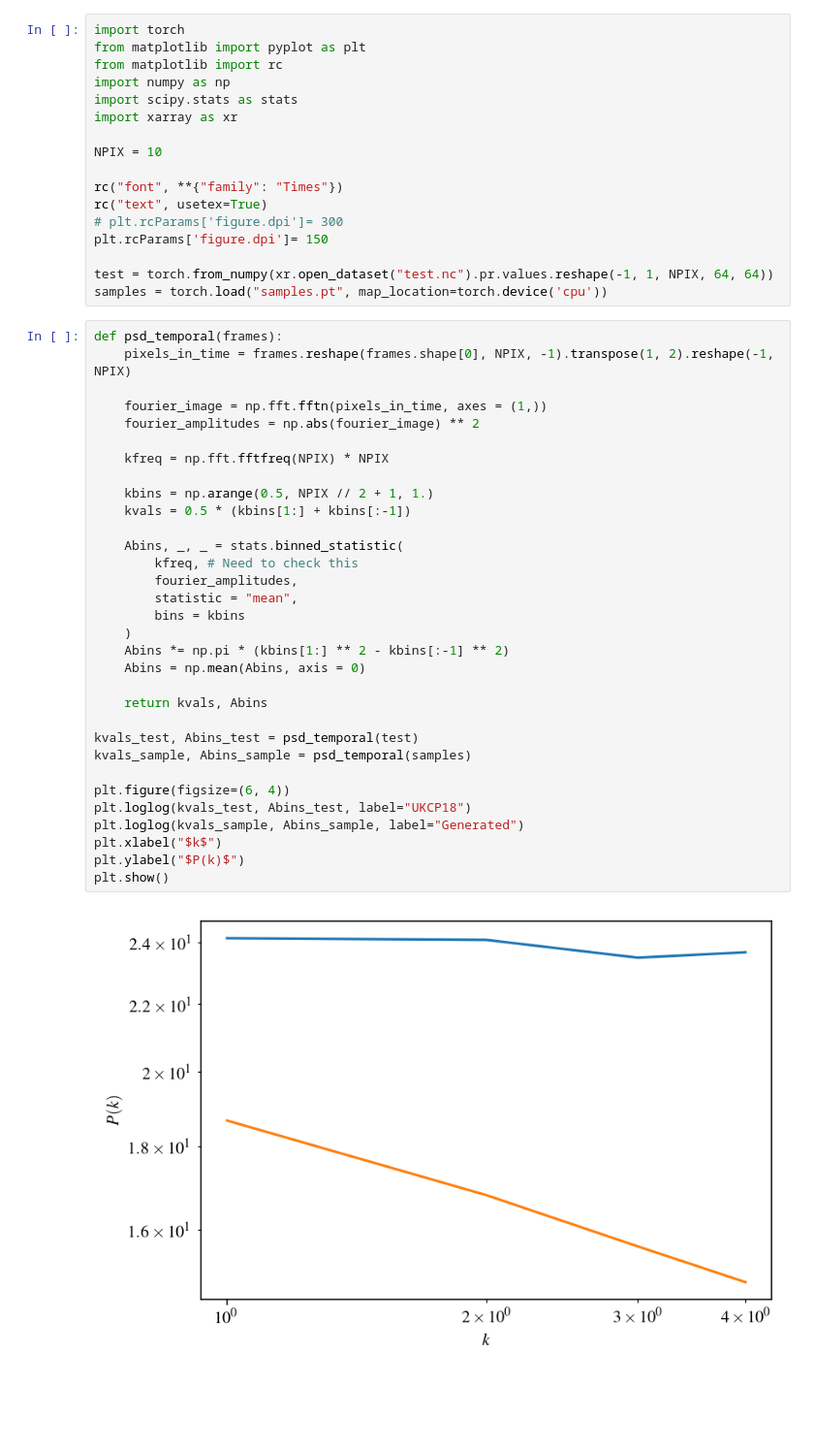
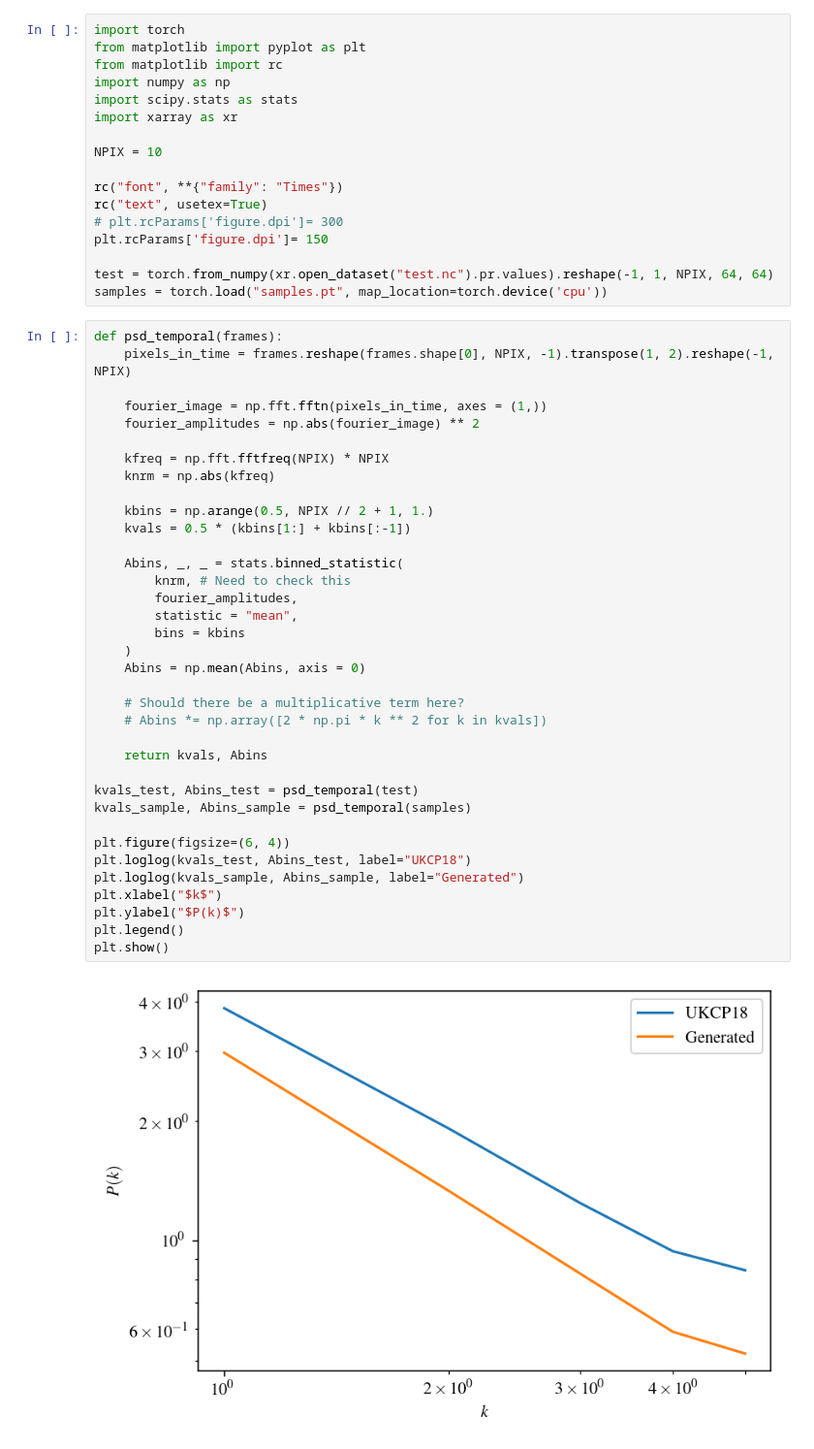
Before and after one commit to henryaddison/video-diffusion-climate, a Jupyter notebook: notebooks/psd_temporal.ipynb, the cells around one changed output. Shown at 97% size. Cells and saved outputs as stored; diff of their text form; blank space fills up the shorter version.

```diff
--- a/notebooks/psd_temporal.ipynb
+++ b/notebooks/psd_temporal.ipynb
@@ -13,39 +13,43 @@ rc("text", usetex=True)
 # plt.rcParams['figure.dpi']= 300
 plt.rcParams['figure.dpi']= 150
 
-test = torch.from_numpy(xr.open_dataset("test.nc").pr.values.reshape(-1, 1, NPIX, 64, 64))
+test = torch.from_numpy(xr.open_dataset("test.nc").pr.values).reshape(-1, 1, NPIX, 64, 64)
 samples = torch.load("samples.pt", map_location=torch.device('cpu'))
 # %%
 def psd_temporal(frames):
     pixels_in_time = frames.reshape(frames.shape[0], NPIX, -1).transpose(1, 2).reshape(-1, NPIX)
 
     fourier_image = np.fft.fftn(pixels_in_time, axes = (1,))
     fourier_amplitudes = np.abs(fourier_image) ** 2
 
     kfreq = np.fft.fftfreq(NPIX) * NPIX
+    knrm = np.abs(kfreq)
 
     kbins = np.arange(0.5, NPIX // 2 + 1, 1.)
     kvals = 0.5 * (kbins[1:] + kbins[:-1])
 
     Abins, _, _ = stats.binned_statistic(
-        kfreq, # Need to check this
+        knrm, # Need to check this
         fourier_amplitudes,
         statistic = "mean",
         bins = kbins
     )
-    Abins *= np.pi * (kbins[1:] ** 2 - kbins[:-1] ** 2)
     Abins = np.mean(Abins, axis = 0)
+
+    # Should there be a multiplicative term here?
+    # Abins *= np.array([2 * np.pi * k ** 2 for k in kvals])
 
     return kvals, Abins
 
 kvals_test, Abins_test = psd_temporal(test)
 kvals_sample, Abins_sample = psd_temporal(samples)
 
 plt.figure(figsize=(6, 4))
 plt.loglog(kvals_test, Abins_test, label="UKCP18")
 plt.loglog(kvals_sample, Abins_sample, label="Generated")
 plt.xlabel("$k$")
 plt.ylabel("$P(k)$")
+plt.legend()
 plt.show()
 # %% [output]
-[figure, old version]
+[figure, new version]
```
Also changed, not shown: 4 other files.
